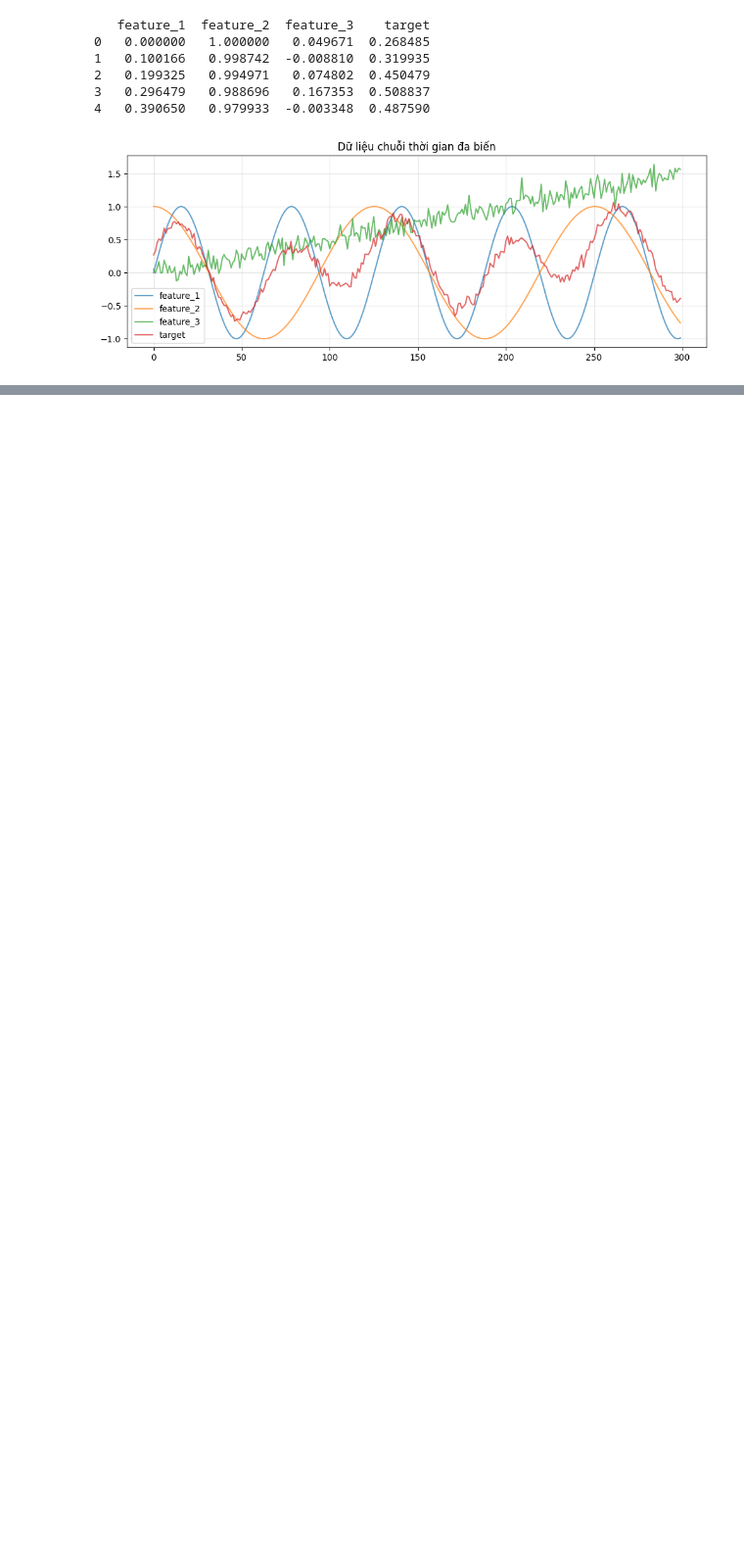
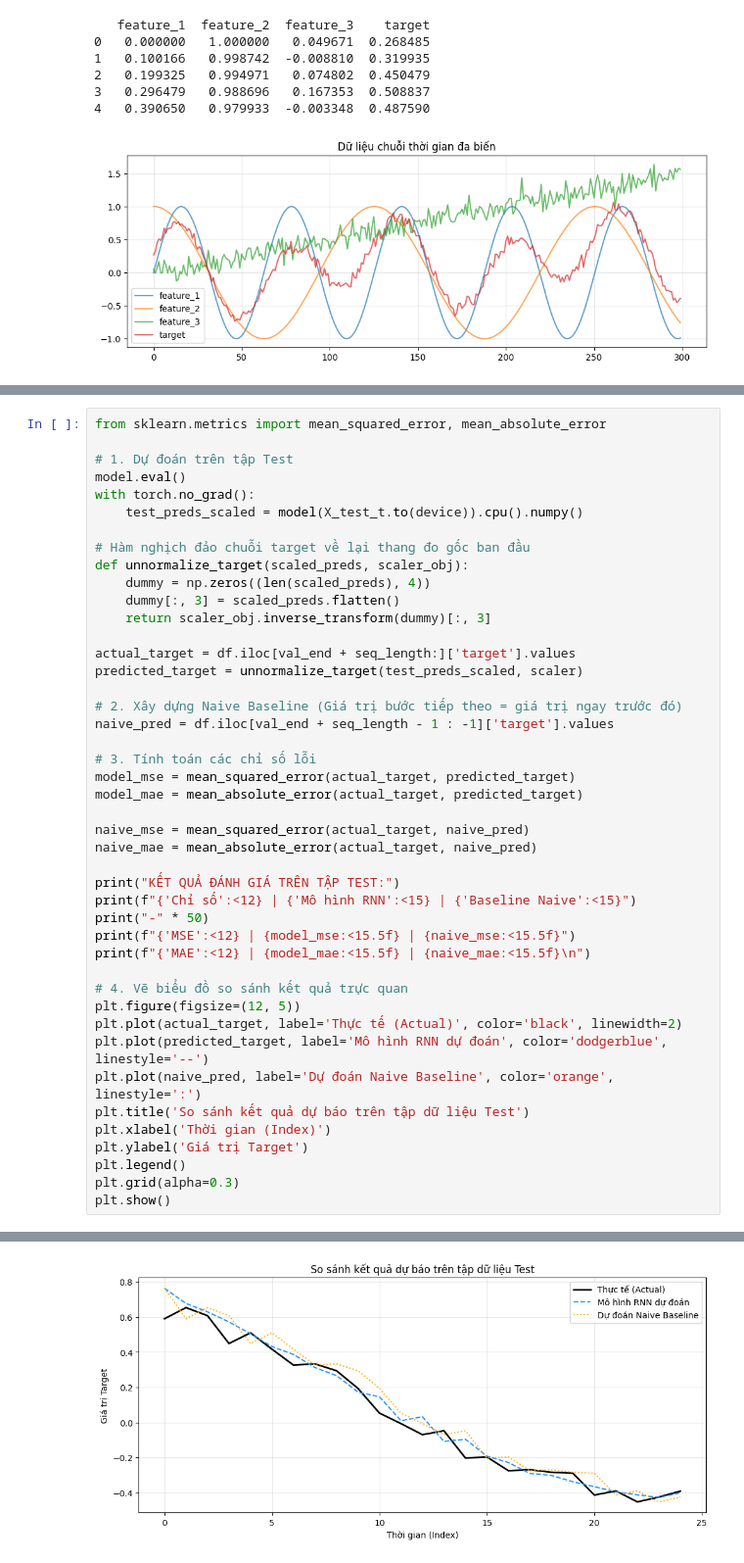
Before and after one commit to lequoctrung-dev/Homework-DeepLearning, a Jupyter notebook: 4. RNN/LeQuocTrung_RNN_Homework.ipynb, the cells around one changed output, grey strips where cells are left out. Shown at 98% size. Drawn from its saved outputs; the diff is of its cells as text; blank space fills up the shorter version.

```diff
--- a/4. RNN/LeQuocTrung_RNN_Homework.ipynb
+++ b/4. RNN/LeQuocTrung_RNN_Homework.ipynb
@@ -205,0 +336,45 @@ plt.show()
+# %%
+from sklearn.metrics import mean_squared_error, mean_absolute_error
+
+# 1. Dự đoán trên tập Test
+model.eval()
+with torch.no_grad():
+    test_preds_scaled = model(X_test_t.to(device)).cpu().numpy()
+
+# Hàm nghịch đảo chuỗi target về lại thang đo gốc ban đầu
+def unnormalize_target(scaled_preds, scaler_obj):
+    dummy = np.zeros((len(scaled_preds), 4))
+    dummy[:, 3] = scaled_preds.flatten()
+    return scaler_obj.inverse_transform(dummy)[:, 3]
+
+actual_target = df.iloc[val_end + seq_length:]['target'].values
+predicted_target = unnormalize_target(test_preds_scaled, scaler)
+
+# 2. Xây dựng Naive Baseline (Giá trị bước tiếp theo = giá trị ngay trước đó)
+naive_pred = df.iloc[val_end + seq_length - 1 : -1]['target'].values
+
+# 3. Tính toán các chỉ số lỗi
+model_mse = mean_squared_error(actual_target, predicted_target)
+model_mae = mean_absolute_error(actual_target, predicted_target)
+
+naive_mse = mean_squared_error(actual_target, naive_pred)
+naive_mae = mean_absolute_error(actual_target, naive_pred)
+
+print("KẾT QUẢ ĐÁNH GIÁ TRÊN TẬP TEST:")
+print(f"{'Chỉ số':<12} | {'Mô hình RNN':<15} | {'Baseline Naive':<15}")
+print("-" * 50)
+print(f"{'MSE':<12} | {model_mse:<15.5f} | {naive_mse:<15.5f}")
+print(f"{'MAE':<12} | {model_mae:<15.5f} | {naive_mae:<15.5f}\n")
+
+# 4. Vẽ biểu đồ so sánh kết quả trực quan
+plt.figure(figsize=(12, 5))
+plt.plot(actual_target, label='Thực tế (Actual)', color='black', linewidth=2)
+plt.plot(predicted_target, label='Mô hình RNN dự đoán', color='dodgerblue', linestyle='--')
+plt.plot(naive_pred, label='Dự đoán Naive Baseline', color='orange', linestyle=':')
+plt.title('So sánh kết quả dự báo trên tập dữ liệu Test')
+plt.xlabel('Thời gian (Index)')
+plt.ylabel('Giá trị Target')
+plt.legend()
+plt.grid(alpha=0.3)
+plt.show()
+# %% [output]
@@ -205,0 +386 @@ plt.show()
+[figure, added]
```
Also changed, not shown: parts of 14 cells of this notebook, 5 other files.
